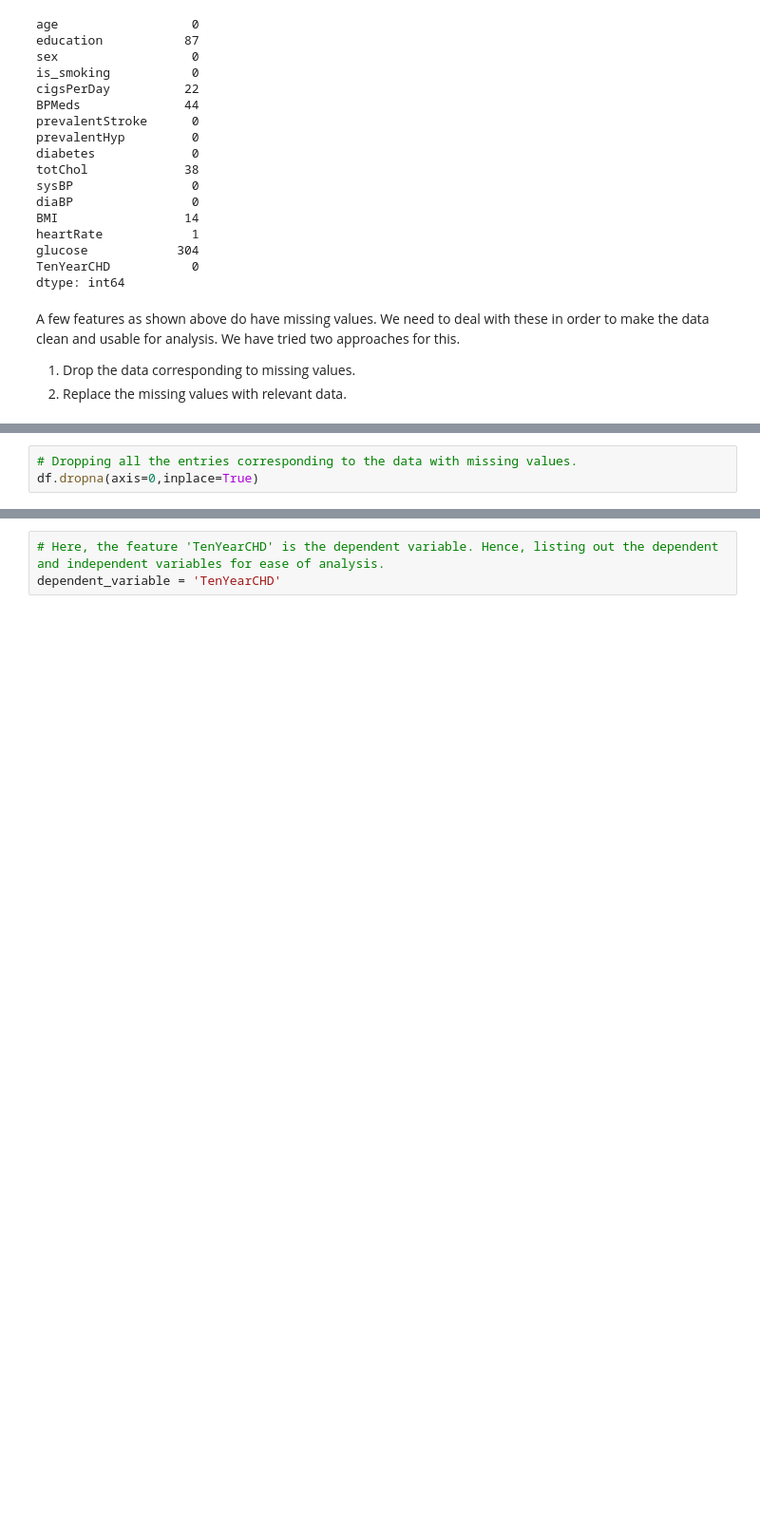
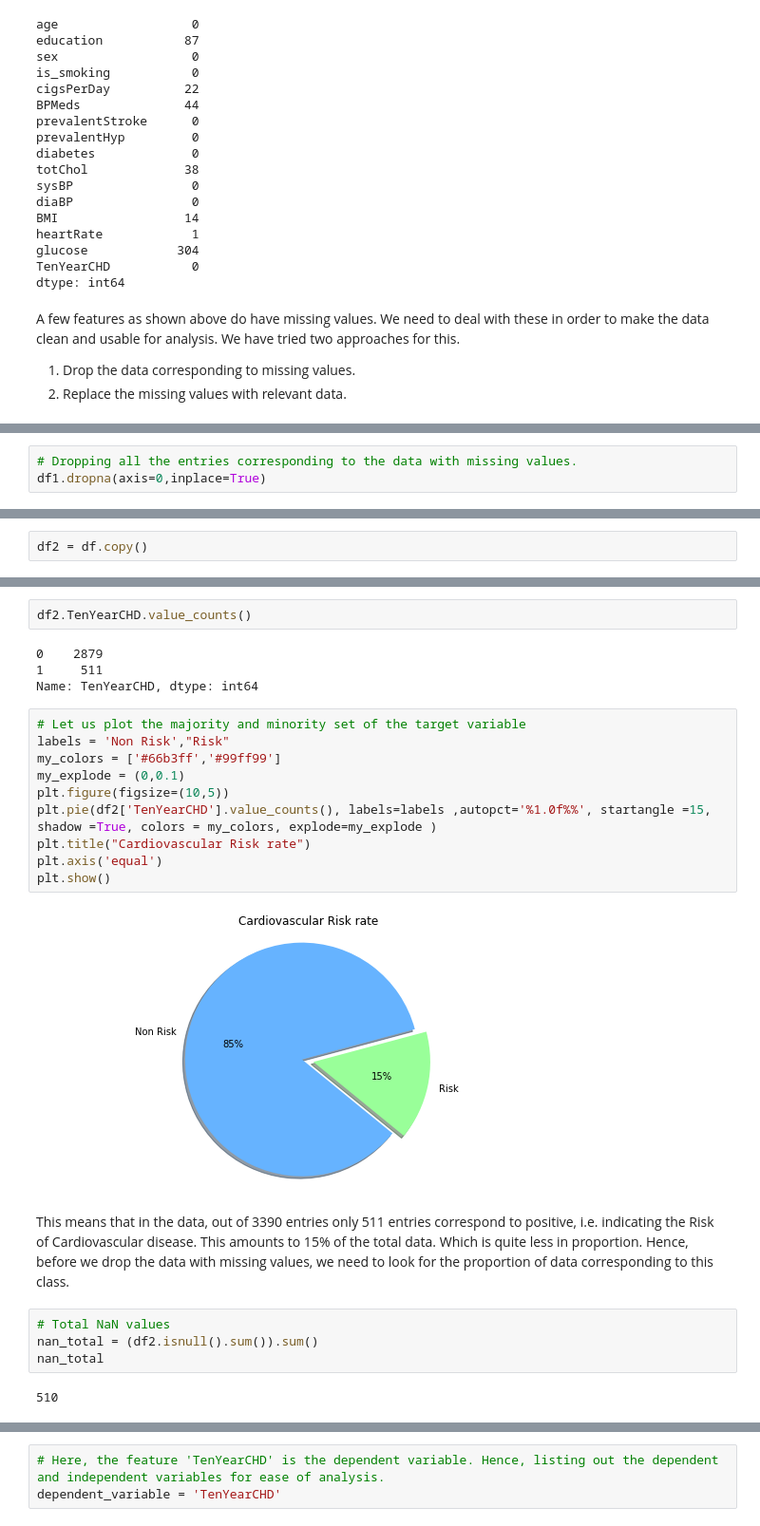
Before and after one commit to V-dit/cardiovascular-risk-prediction, a Jupyter notebook: Cardiovascular_Risk_Prediction.ipynb, the cells around one changed output, grey strips where cells are left out. Shown at 95% size. Drawn from its saved outputs; the diff is of its cells as text; blank space fills up the shorter version.

```diff
--- a/Cardiovascular_Risk_Prediction.ipynb
+++ b/Cardiovascular_Risk_Prediction.ipynb
@@ -182,5 +184,5 @@ We have tried two approaches for this.
 # %%
 # Dropping all the entries corresponding to the data with missing values.
-df.dropna(axis=0,inplace=True)
+df1.dropna(axis=0,inplace=True)
 # %%
 # Checking the new shape of the dataset
@@ -189,0 +216,2 @@ df.shape
+# %%
+df2 = df.copy()
@@ -189,0 +238,26 @@ df.shape
+# %%
+df2.TenYearCHD.value_counts()
+# %% [output]
+0    2879
+1     511
+Name: TenYearCHD, dtype: int64
+# %%
+# Let us plot the majority and minority set of the target variable
+labels = 'Non Risk',"Risk"
+my_colors = ['#66b3ff','#99ff99']
+my_explode = (0,0.1)
+plt.figure(figsize=(10,5))
+plt.pie(df2['TenYearCHD'].value_counts(), labels=labels ,autopct='%1.0f%%', startangle =15, shadow =True, colors = my_colors, explode=my_explode )
+plt.title("Cardiovascular Risk rate")
+plt.axis('equal')
+plt.show()
+# %% [output]
+[figure, added]
+# %% [markdown]
+This means that in the data, out of 3390 entries only 511 entries correspond to positive, i.e. indicating the Risk of Cardiovascular disease. This amounts to 15% of the total data. Which is quite less in proportion. Hence, before we drop the data with missing values, we need to look for the proportion of data corresponding to this class.
+# %%
+# Total NaN values
+nan_total = (df2.isnull().sum()).sum()
+nan_total
+# %% [output]
+510
```
Also changed, not shown: parts of 30 cells of this notebook.
